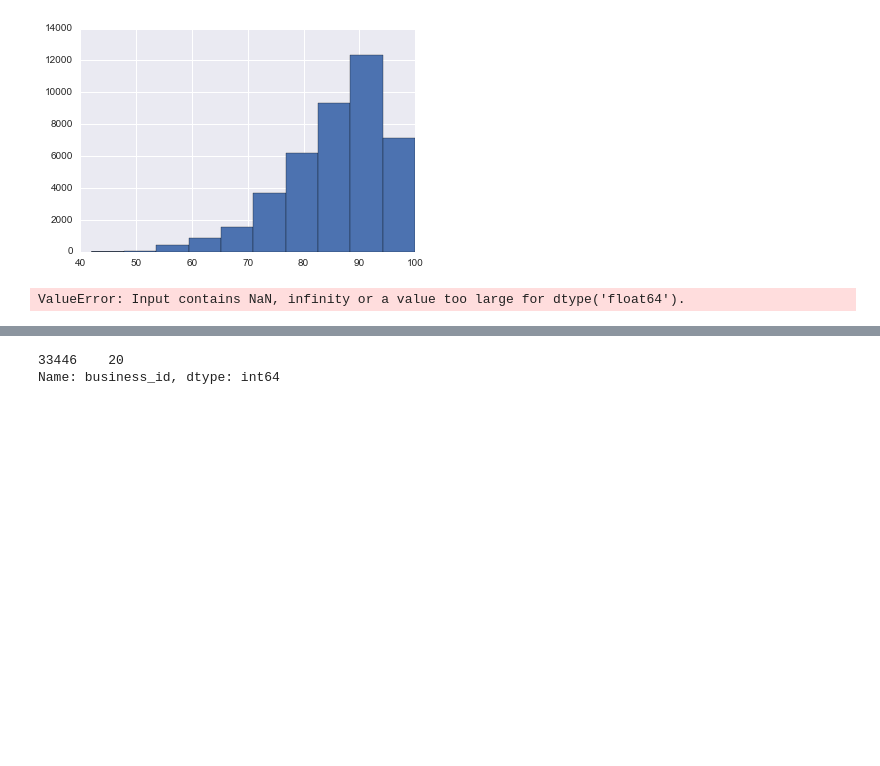
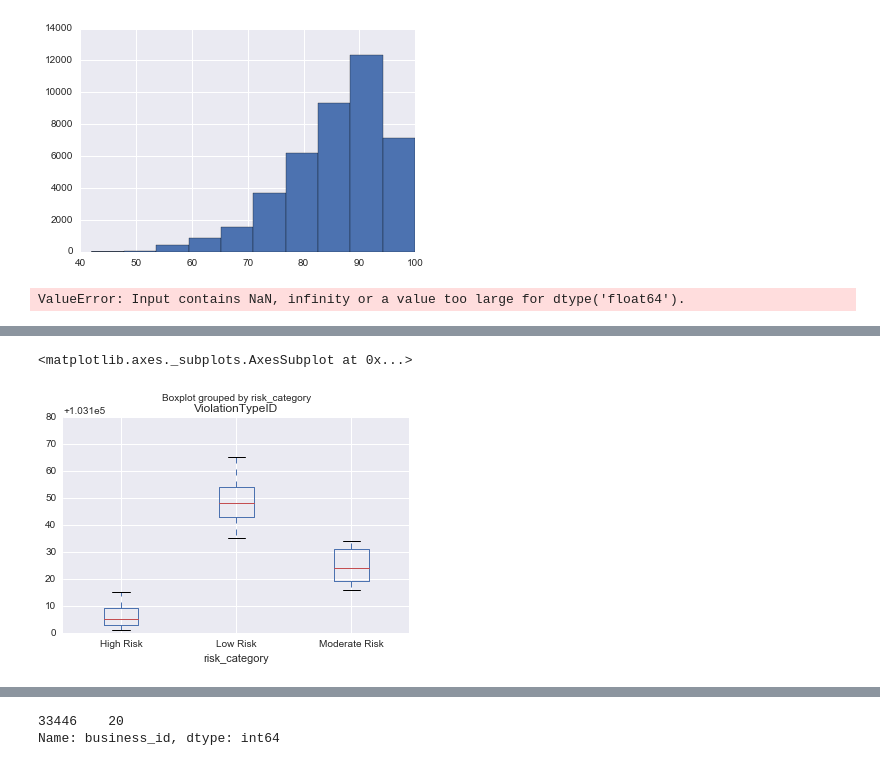
Before and after one commit to deepagoyal/sfdat28_work, a Jupyter notebook: hw/hw1.ipynb, the cells around one changed output, grey strips where cells are left out. Saved outputs shown, nothing was run; the diff lists cells and outputs as text; code cells hidden in the pictures; blank space fills up the shorter version.

```diff
--- a/hw/hw1.ipynb
+++ b/hw/hw1.ipynb
@@ -211,0 +225,5 @@ ValueError: Input contains NaN, infinity or a value too large for dtype('float64
+# %%
+restaurant_scores.boxplot(column='ViolationTypeID', by='risk_category')
+# %% [output]
+<matplotlib.axes._subplots.AxesSubplot at 0x...>
+[figure, added]
```
Also changed, not shown: parts of 2 cells of this notebook, 4 other files.
